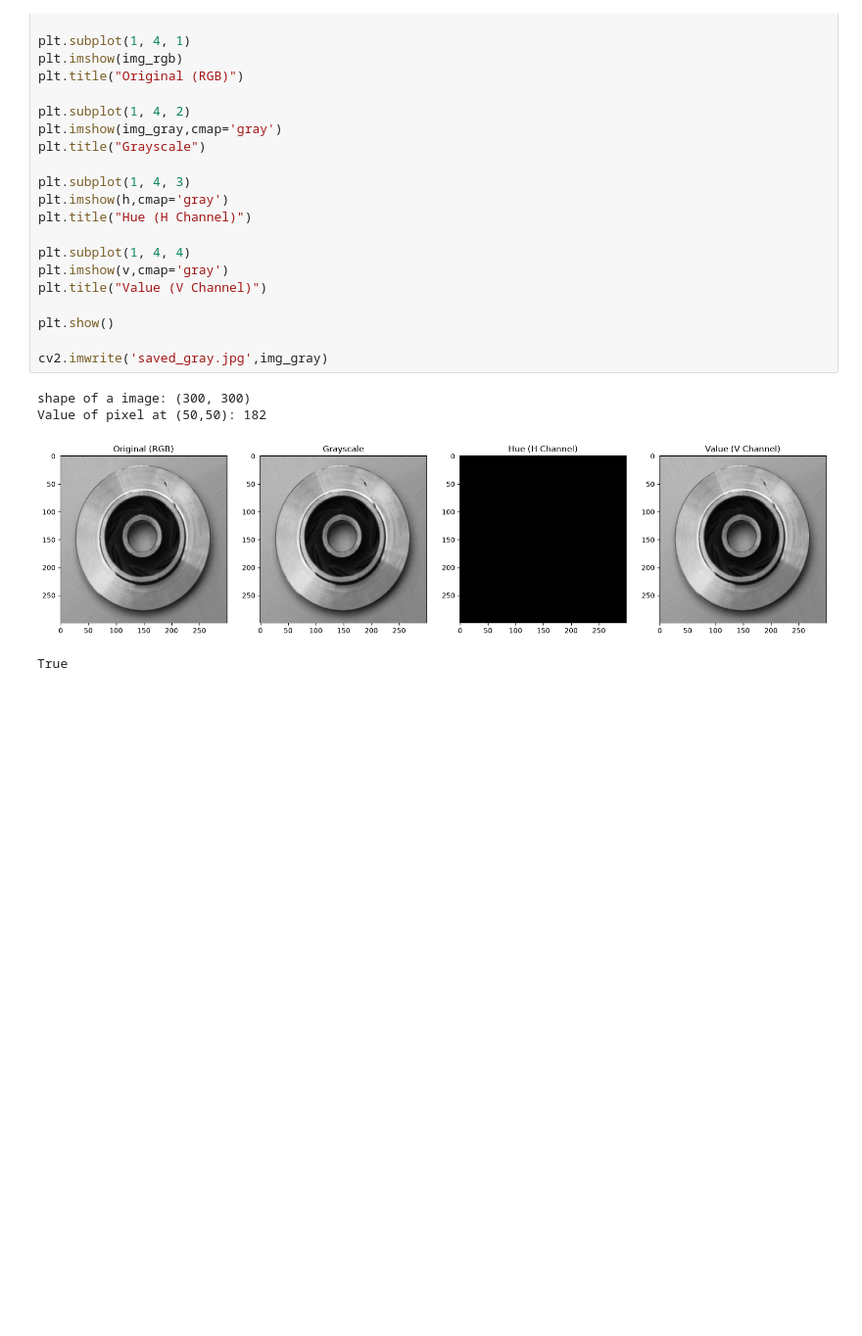
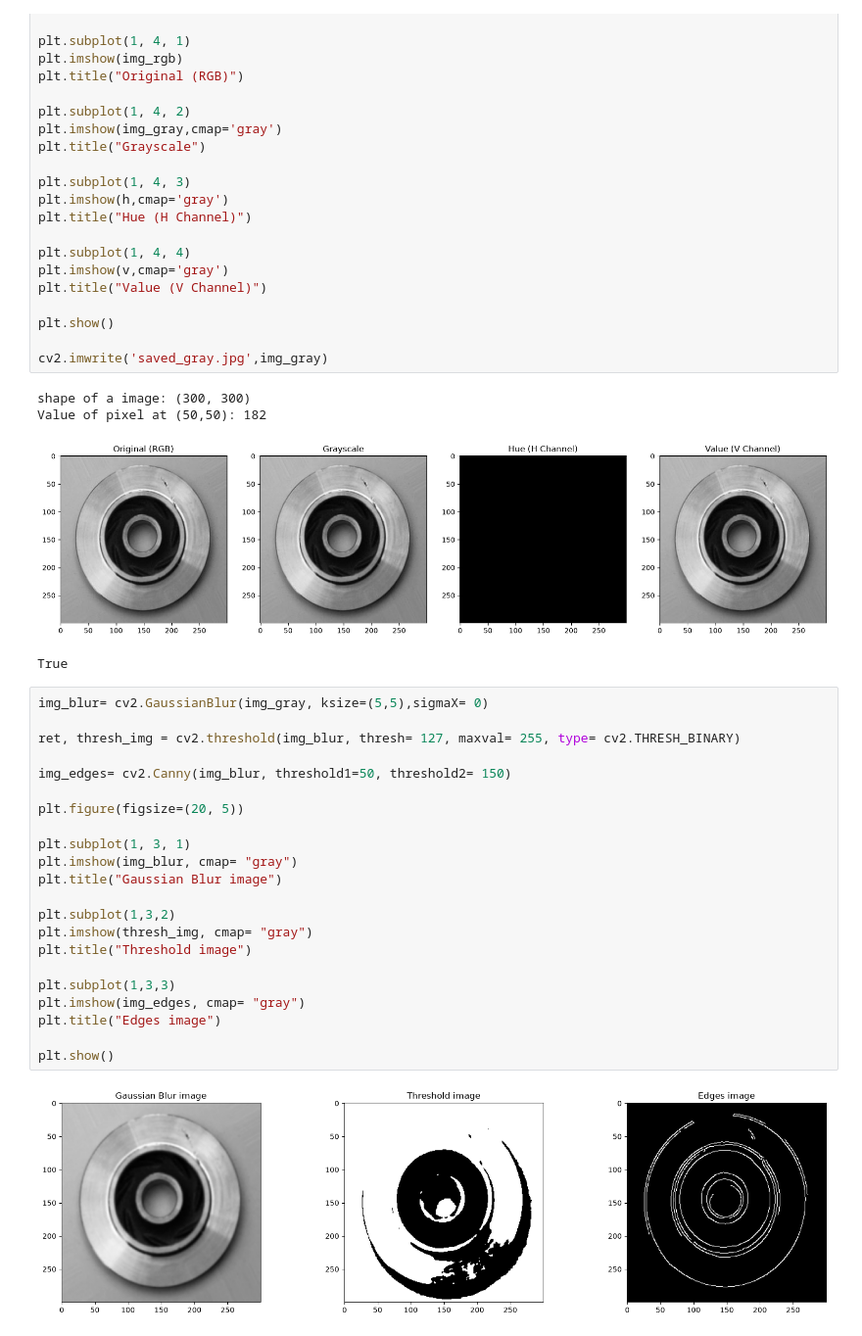
Before and after one commit to lydangphuckhang/Industrial-surface-defect-detection, a Jupyter notebook: notebooks/image_preprocessing.ipynb, the cells around one changed output. Shown at 98% size. Drawn from its saved outputs; the diff is of its cells as text; blank space fills up the shorter version.

```diff
--- a/notebooks/image_processing.ipynb
+++ b/notebooks/image_preprocessing.ipynb
@@ -39,3 +39,27 @@ shape of a image: (300, 300)
 Value of pixel at (50,50): 182
 [figure]
 True
+# %%
+img_blur= cv2.GaussianBlur(img_gray, ksize=(5,5),sigmaX= 0)
+
+ret, thresh_img = cv2.threshold(img_blur, thresh= 127, maxval= 255, type= cv2.THRESH_BINARY)
+
+img_edges= cv2.Canny(img_blur, threshold1=50, threshold2= 150)
+
+plt.figure(figsize=(20, 5))
+
+plt.subplot(1, 3, 1)
+plt.imshow(img_blur, cmap= "gray")
+plt.title("Gaussian Blur image")
+
+plt.subplot(1,3,2)
+plt.imshow(thresh_img, cmap= "gray")
+plt.title("Threshold image")
+
+plt.subplot(1,3,3)
+plt.imshow(img_edges, cmap= "gray")
+plt.title("Edges image")
+
+plt.show()
+# %% [output]
+[figure, added]
```
Also changed, not shown: 2 other files.
